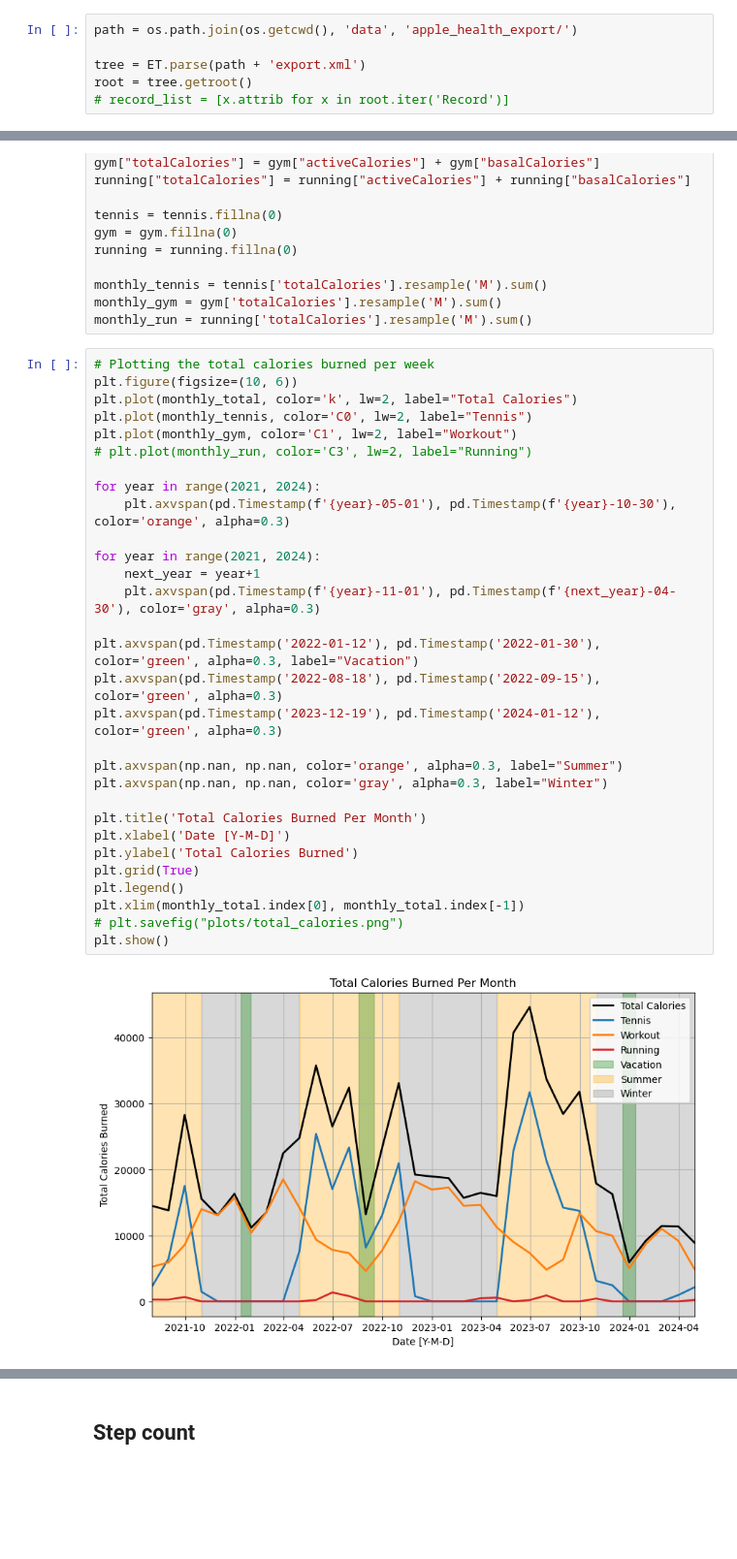
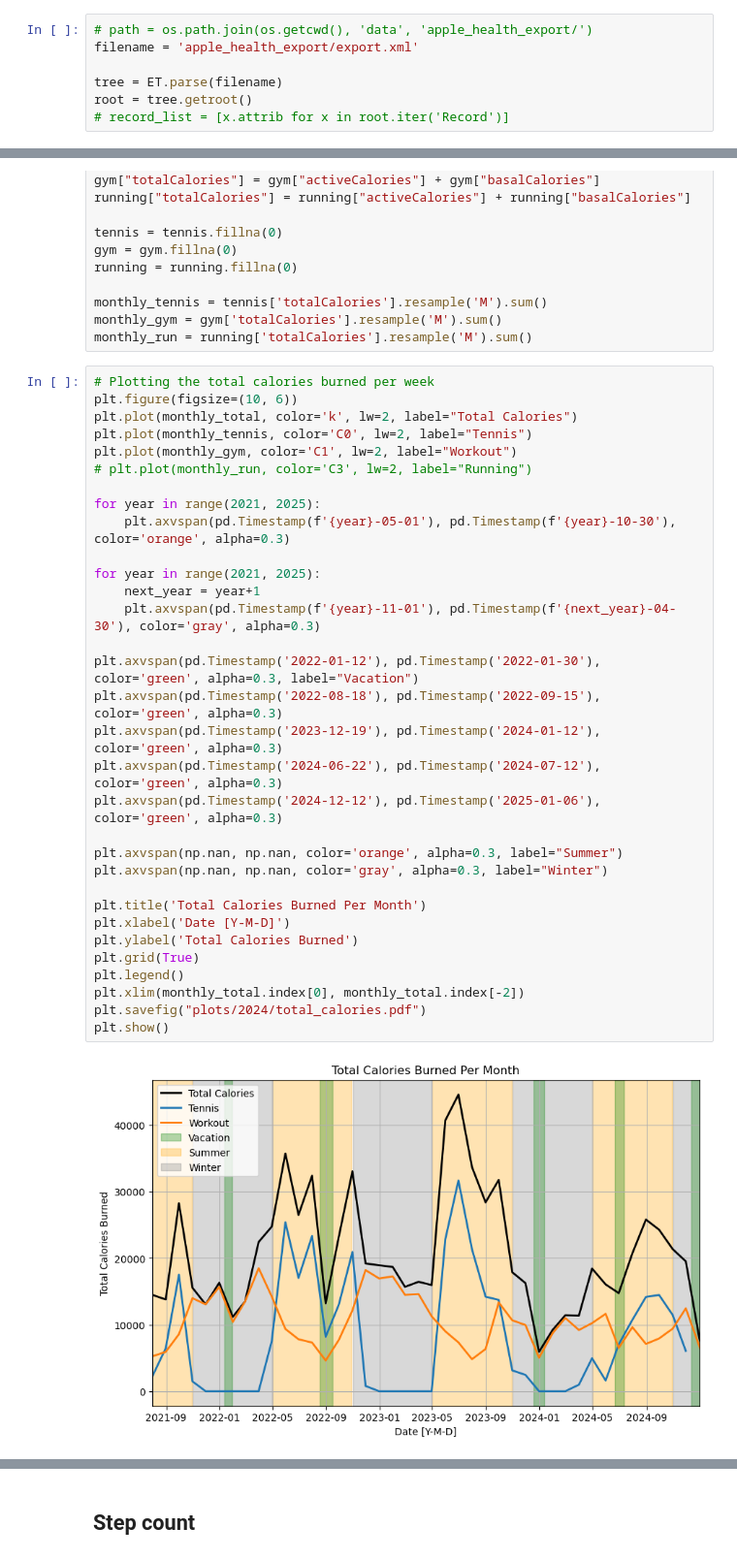
Before and after one commit to AdamSmithOrlik/apple_fitness_insights, a Jupyter notebook: dev.ipynb, the cells around one changed output, grey strips where cells are left out. Shown at 97% size. Cells and saved outputs as stored; diff of their text form; blank space fills up the shorter version.

Commit message:
2024 year in review.

```diff
--- a/dev.ipynb
+++ b/dev.ipynb
@@ -14,9 +14,10 @@ import xml.etree.ElementTree as ET
 # %% [markdown]
 # Load in data
 # %%
-path = os.path.join(os.getcwd(), 'data', 'apple_health_export/')
+# path = os.path.join(os.getcwd(), 'data', 'apple_health_export/')
+filename = 'apple_health_export/export.xml'
 
-tree = ET.parse(path + 'export.xml')
+tree = ET.parse(filename)
 root = tree.getroot()
 # record_list = [x.attrib for x in root.iter('Record')]
 # %%
@@ -348,32 +319,34 @@ monthly_run = running['totalCalories'].resample('M').sum()
 # %%
 # Plotting the total calories burned per week
 plt.figure(figsize=(10, 6))
 plt.plot(monthly_total, color='k', lw=2, label="Total Calories")
 plt.plot(monthly_tennis, color='C0', lw=2, label="Tennis")
 plt.plot(monthly_gym, color='C1', lw=2, label="Workout")
 # plt.plot(monthly_run, color='C3', lw=2, label="Running")
 
-for year in range(2021, 2024):
+for year in range(2021, 2025):
     plt.axvspan(pd.Timestamp(f'{year}-05-01'), pd.Timestamp(f'{year}-10-30'), color='orange', alpha=0.3)
 
-for year in range(2021, 2024):
+for year in range(2021, 2025):
     next_year = year+1
     plt.axvspan(pd.Timestamp(f'{year}-11-01'), pd.Timestamp(f'{next_year}-04-30'), color='gray', alpha=0.3)
 
 plt.axvspan(pd.Timestamp('2022-01-12'), pd.Timestamp('2022-01-30'), color='green', alpha=0.3, label="Vacation")
 plt.axvspan(pd.Timestamp('2022-08-18'), pd.Timestamp('2022-09-15'), color='green', alpha=0.3)
 plt.axvspan(pd.Timestamp('2023-12-19'), pd.Timestamp('2024-01-12'), color='green', alpha=0.3)
+plt.axvspan(pd.Timestamp('2024-06-22'), pd.Timestamp('2024-07-12'), color='green', alpha=0.3)
+plt.axvspan(pd.Timestamp('2024-12-12'), pd.Timestamp('2025-01-06'), color='green', alpha=0.3)
 
 plt.axvspan(np.nan, np.nan, color='orange', alpha=0.3, label="Summer")
 plt.axvspan(np.nan, np.nan, color='gray', alpha=0.3, label="Winter")
 
 plt.title('Total Calories Burned Per Month')
 plt.xlabel('Date [Y-M-D]')
 plt.ylabel('Total Calories Burned')
 plt.grid(True)
 plt.legend()
-plt.xlim(monthly_total.index[0], monthly_total.index[-1])
-# plt.savefig("plots/total_calories.png")
+plt.xlim(monthly_total.index[0], monthly_total.index[-2])
+plt.savefig("plots/2024/total_calories.pdf")
 plt.show()
 # %% [output]
-[figure, old version]
+[figure, new version]
```
Also changed, not shown: parts of 16 cells of this notebook, 44 other files.
